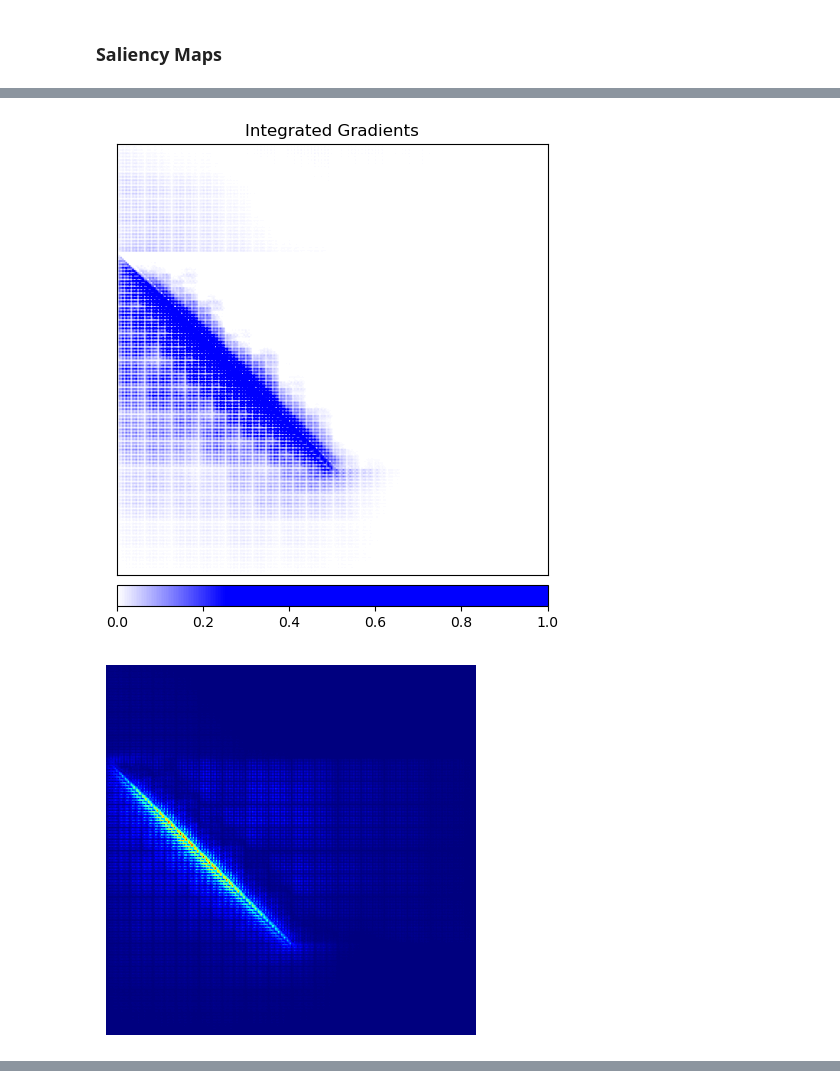
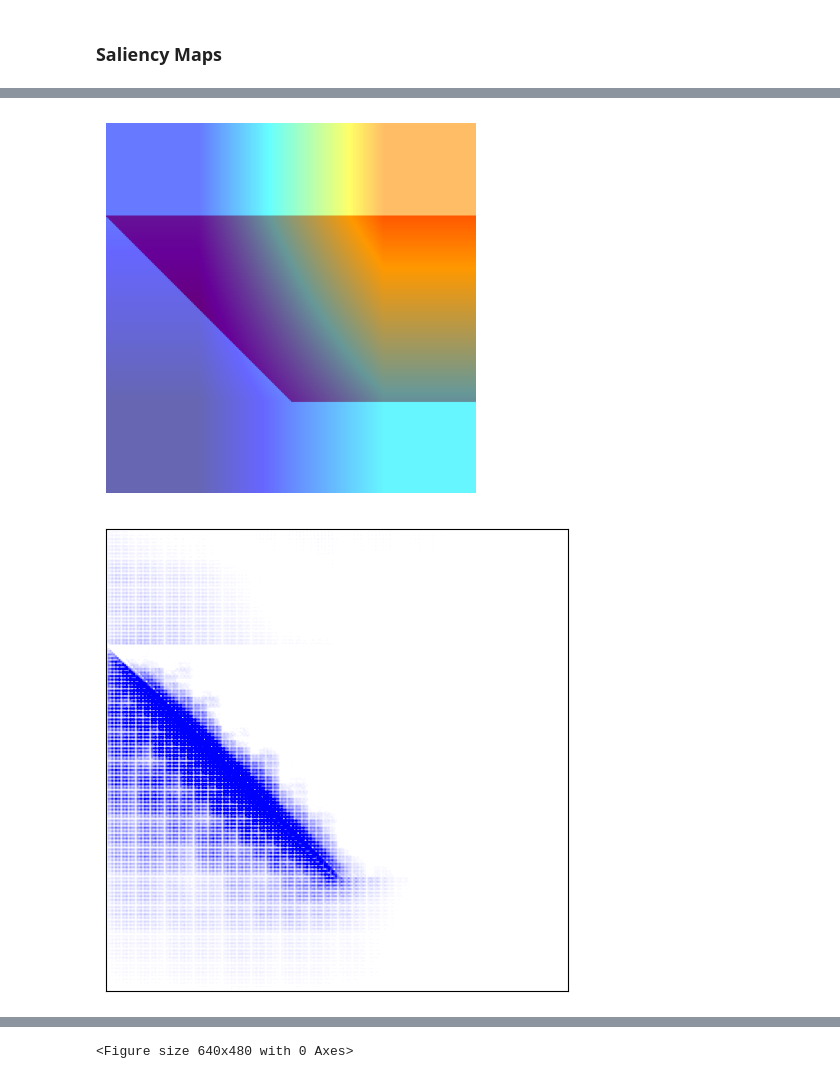
Before and after one commit to naveenr414/Spurious-Concepts, a Jupyter notebook: scripts/Synthetic Experiments.ipynb, the cells around one changed output, grey strips where cells are left out. Cells and saved outputs as stored; diff of their text form; code cells hidden in the pictures.

Commit message:
Updated Synthetic notebook so it's easy to run more experiments

```diff
--- a/scripts/Synthetic Experiments.ipynb
+++ b/scripts/Synthetic Experiments.ipynb
@@ -120,10 +54,10 @@ ConceptBottleneck/results/synthetic_1/joint_model_small7/joint/best_model_42.pth
+# %%
+train_loader, val_loader, train_pkl, val_pkl = get_data(num_objects, noisy)
+val_images, val_y, val_c = unroll_data(val_loader)
+# %%
+joint_model = get_synthetic_model(num_objects,encoder_model,noisy,weight_decay,optimizer)
 # %% [markdown]
 ## Plot the Dataset
-# %%
-train_pkl = pickle.load(open(train_data_path,"rb"))
-val_pkl = pickle.load(open(val_data_path,"rb"))
-if os.path.exists(extra_data_path):
-    extra_pkl = pickle.load(open(extra_data_path,"rb"))
 # %%
 num_images_show = 5
 for i in range(num_images_show):
@@ -157,14 +73,2 @@ tensor([1., 1., 1., 1., 1., 1., 1., 1.])
 # %% [markdown]
 ## Analyze Concept-Task Relationships
-# %%
-val_images = []
-val_y = []
-val_c = []
-for batch in val_loader:
-    x, y, c = batch
-    val_images.append(x)
-    val_y.append(y)
-    val_c.append(torch.stack(c).T)
-val_images = torch.cat(val_images, dim=0)
-val_y = torch.cat(val_y,dim=0)
-val_c = torch.cat(val_c,dim=0)
@@ -519,8 +197,11 @@ plot_gradcam(joint_model,run_joint_model,0,val_images,0,val_pkl)
-# %%
-plot_integrated_gradients(joint_model,run_joint_model,0,val_images,0)
-# %% [output]
-[figure, removed]
-# %%
-plot_saliency(joint_model,run_joint_model,0,val_images,0)
-# %% [output]
-[figure, removed]
+# %%
+for method, method_name in zip(
+    [plot_gradcam,plot_integrated_gradients,plot_saliency],
+    ['gradcam','integrated_gradients','saliency']
+):
+    plt.axis('off')
+    method(joint_model,run_joint_model,0,val_images,0,val_pkl)
+    plt.savefig('{}/{}.png'.format(results_folder,method_name),bbox_inches='tight')
+# %% [output]
+[figure, added]
+[figure, added]
@@ -526,0 +209 @@ plot_saliency(joint_model,run_joint_model,0,val_images,0)
+<Figure size 640x480 with 0 Axes>
```
Also changed, not shown: parts of 47 cells of this notebook, 7 other files.
